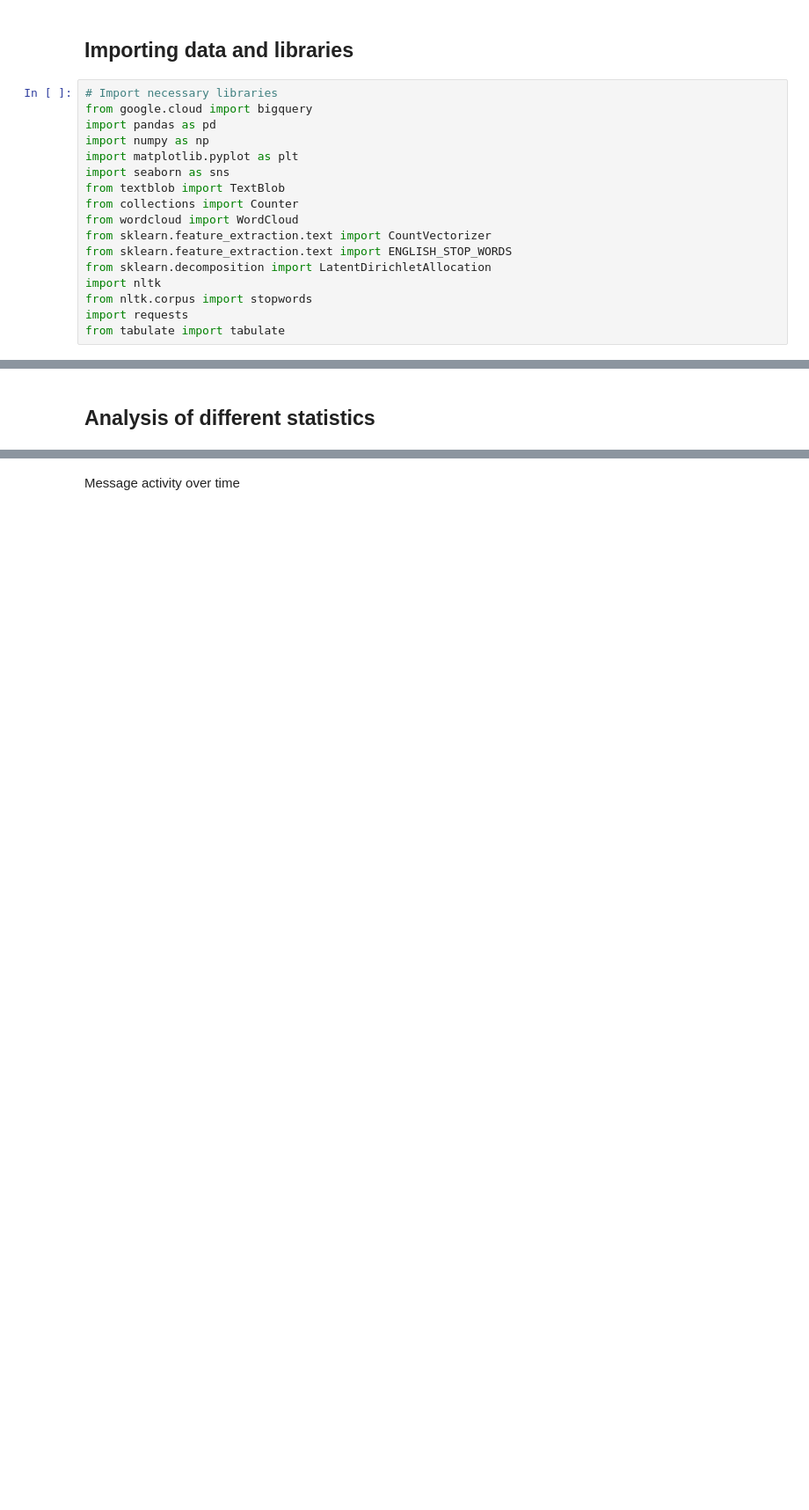
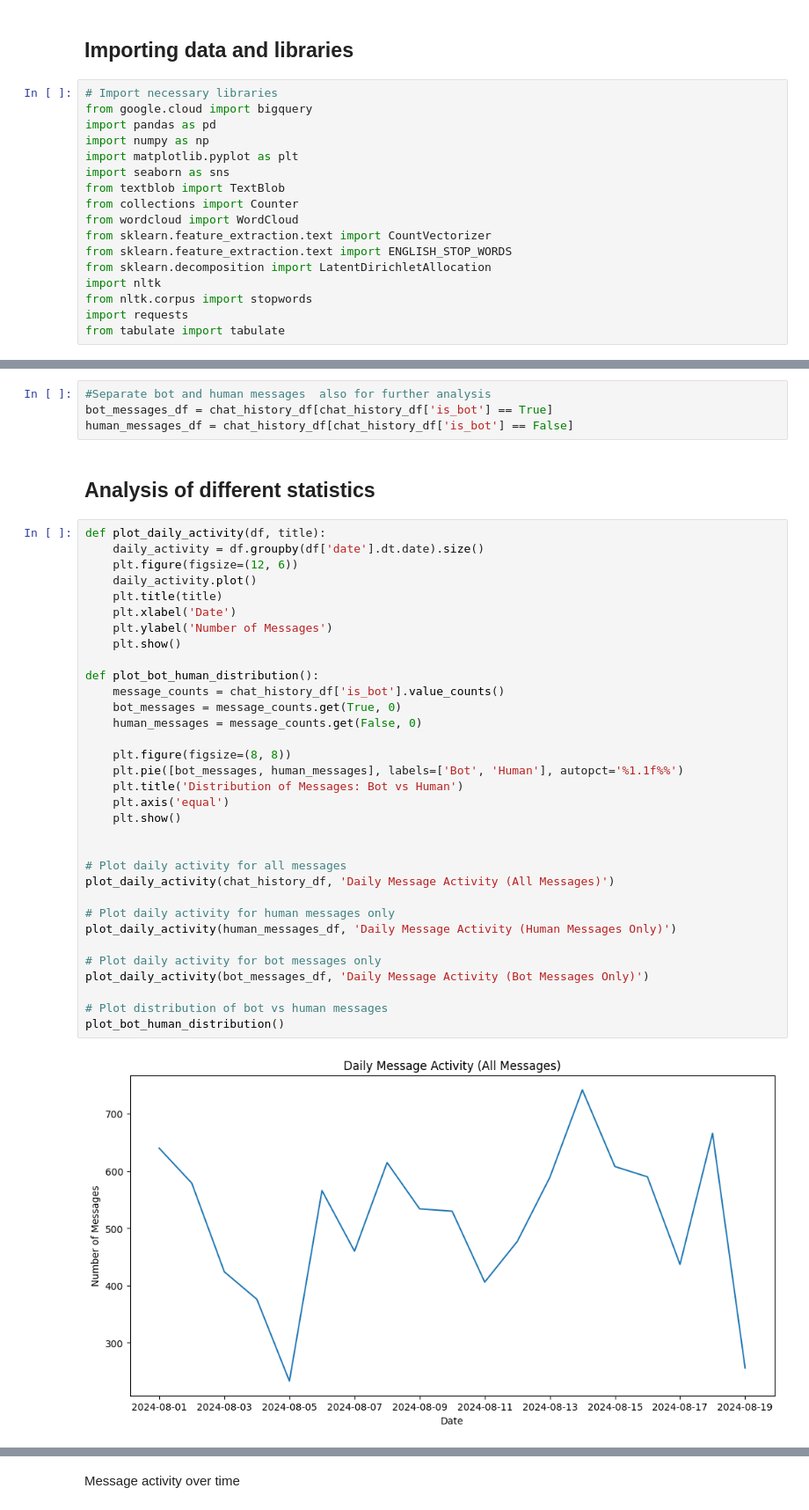
Before and after one commit to ada1312/telegram-scraping-etl, a Jupyter notebook: analysis/chat_analysis.ipynb, the cells around one changed output, grey strips where cells are left out. Shown at 88% size. Drawn from its saved outputs; the diff is of its cells as text; blank space fills up the shorter version.

```diff
--- a/analysis/chat_analysis.ipynb
+++ b/analysis/chat_analysis.ipynb
@@ -89,2 +84,41 @@ print(chat_history_df.head())
+# %%
+#Separate bot and human messages  also for further analysis
+bot_messages_df = chat_history_df[chat_history_df['is_bot'] == True]
+human_messages_df = chat_history_df[chat_history_df['is_bot'] == False]
 # %% [markdown]
 ## Analysis of different statistics
+# %%
+def plot_daily_activity(df, title):
+    daily_activity = df.groupby(df['date'].dt.date).size()
+    plt.figure(figsize=(12, 6))
+    daily_activity.plot()
+    plt.title(title)
+    plt.xlabel('Date')
+    plt.ylabel('Number of Messages')
+    plt.show()
+
+def plot_bot_human_distribution():
+    message_counts = chat_history_df['is_bot'].value_counts()
+    bot_messages = message_counts.get(True, 0)
+    human_messages = message_counts.get(False, 0)
+
+    plt.figure(figsize=(8, 8))
+    plt.pie([bot_messages, human_messages], labels=['Bot', 'Human'], autopct='%1.1f%%')
+    plt.title('Distribution of Messages: Bot vs Human')
+    plt.axis('equal')
+    plt.show()
+
+
+# Plot daily activity for all messages
+plot_daily_activity(chat_history_df, 'Daily Message Activity (All Messages)')
+
+# Plot daily activity for human messages only
+plot_daily_activity(human_messages_df, 'Daily Message Activity (Human Messages Only)')
+
+# Plot daily activity for bot messages only
+plot_daily_activity(bot_messages_df, 'Daily Message Activity (Bot Messages Only)')
+
+# Plot distribution of bot vs human messages
+plot_bot_human_distribution()
+# %% [output]
+[figure, added]
```
Also changed, not shown: parts of 6 cells of this notebook.
